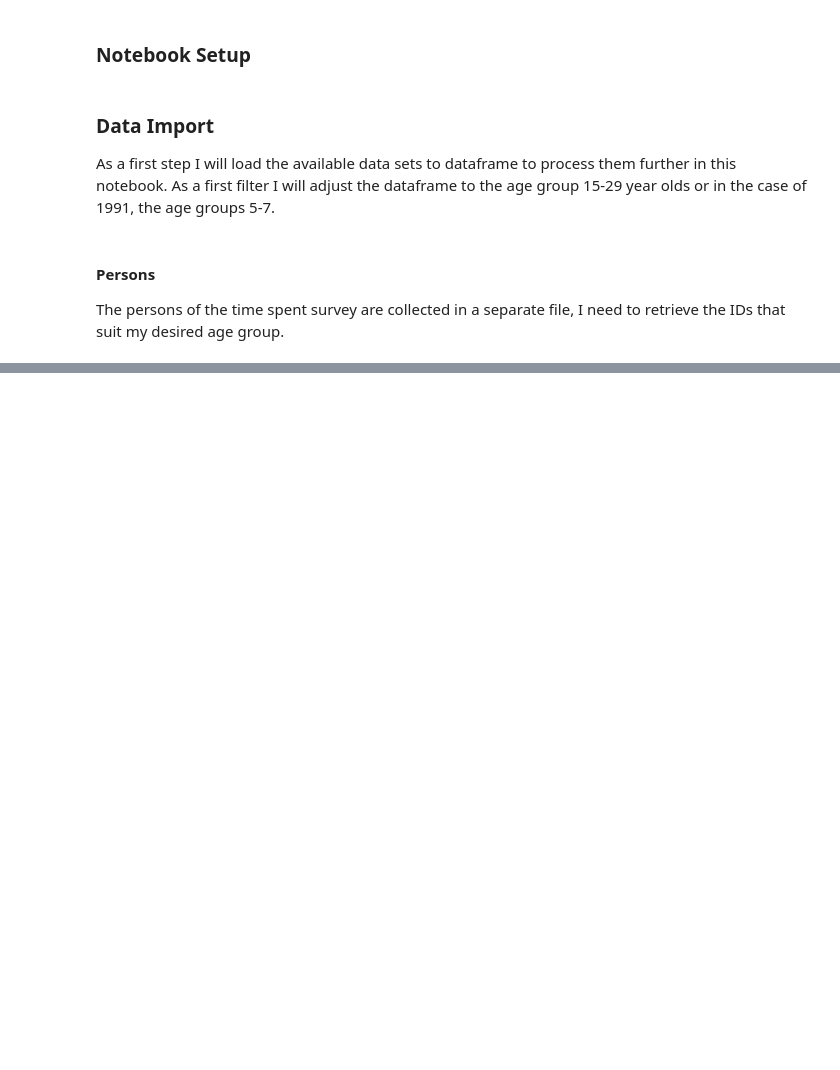
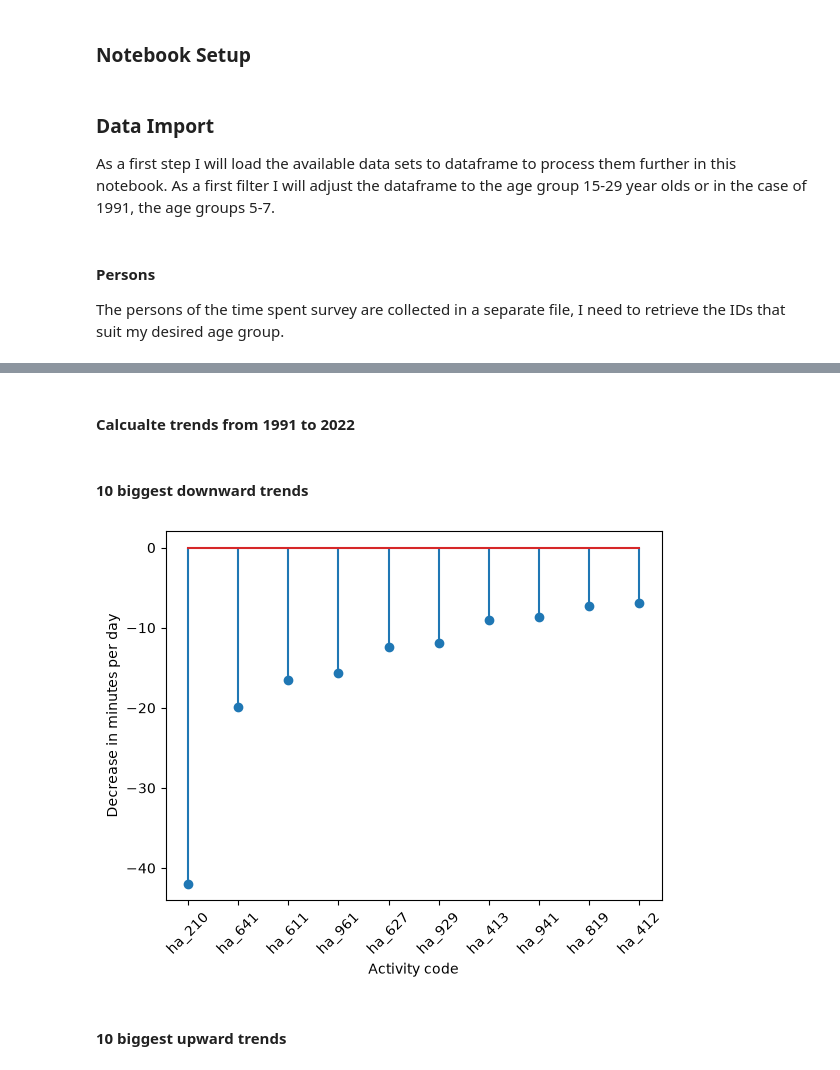
Before and after one commit to max-zwei/portfolio, a Jupyter notebook: projects/infographics/data/data.ipynb, the cells around one changed output, grey strips where cells are left out. Saved outputs shown, nothing was run; the diff lists cells and outputs as text; code cells hidden in the pictures; blank space fills up the shorter version.

```diff
--- a/projects/infographics/data/data.ipynb
+++ b/projects/infographics/data/data.ipynb
@@ -439,11 +577,11 @@ df_YBY_AG1629_means = df_YBY_AG1629_means.filter(
 # %%
 ## Add label to activity codes
-df_labels = pl.read_excel('2022/zve_2022_puf_dsb_v2_0.xlsx', engine='calamine', sheet_name='Summendaten')
+df_labels = pl.read_excel("2022/zve_2022_puf_dsb_v2_0.xlsx", engine="calamine", sheet_name="Summendaten")
 
-df_labels = df_labels.drop(['Teil', 'Schlüssel'])
+df_labels = df_labels.drop(["Teil", "Schlüssel"])
 
 df_labels = df_labels.filter(
-    pl.col('Variable').str.starts_with('ha_')
+    pl.col("Variable").str.starts_with("ha_")
 )
 
 def map_labels(df_labels, df_data):
@@ -452,15 +590,10 @@ def map_labels(df_labels, df_data):
     return df_data.with_columns(
         pl.col(activity_code)
         .replace(map)
-        .alias('label')
+        .alias("activity_label")
     )
 
-df_YBY_AG1629_means = map_labels(
+df_YBY_AG1529_described = map_labels(
     df_labels,
-    df_YBY_AG1629_means
+    df_YBY_AG1529_described
     )
-
-## Clean up the data set to display the columns in the correct way and sort by the trend 1991 -> 2022
-df_YBY_AG1629_means = df_YBY_AG1629_means.select('activity code', 'label', '1991', '2001', '2012', '2022', '1991 -> 2001', '2001 -> 2012', '2012 -> 2022', '1991 -> 2022').sort('1991 -> 2022')
-
-df_YBY_AG1629_means
@@ -531,0 +663,2 @@ shape: (192, 12)
+# %% [markdown]
+#### Calcualte trends from 1991 to 2022
@@ -531,0 +693,29 @@ shape: (192, 12)
+# %% [markdown]
+#### 10 biggest downward trends
+# %%
+downward_10 = df_trends.slice(0,10)
+# %%
+# plotting top 10
+# https://python-graph-gallery.com/180-basic-lollipop-plot/
+
+df_plot_downward_10 = pd.DataFrame({
+    "group": downward_10["activity_code"],
+    "values": downward_10["trend"]
+})
+
+plot_range = range(1, len(df_plot_downward_10.index) + 1)
+
+# draw the plot
+plt.stem(df_plot_downward_10["values"])
+plt.xticks(
+    range(len(df_plot_downward_10)),
+    df_plot_downward_10["group"],
+    rotation=45,
+)
+plt.xlabel("Activity code")
+plt.ylabel("Decrease in minutes per day")
+plt.show()
+# %% [output]
+[figure, added]
+# %% [markdown]
+#### 10 biggest upward trends
```
Also changed, not shown: parts of 41 cells of this notebook, 39 other files.
